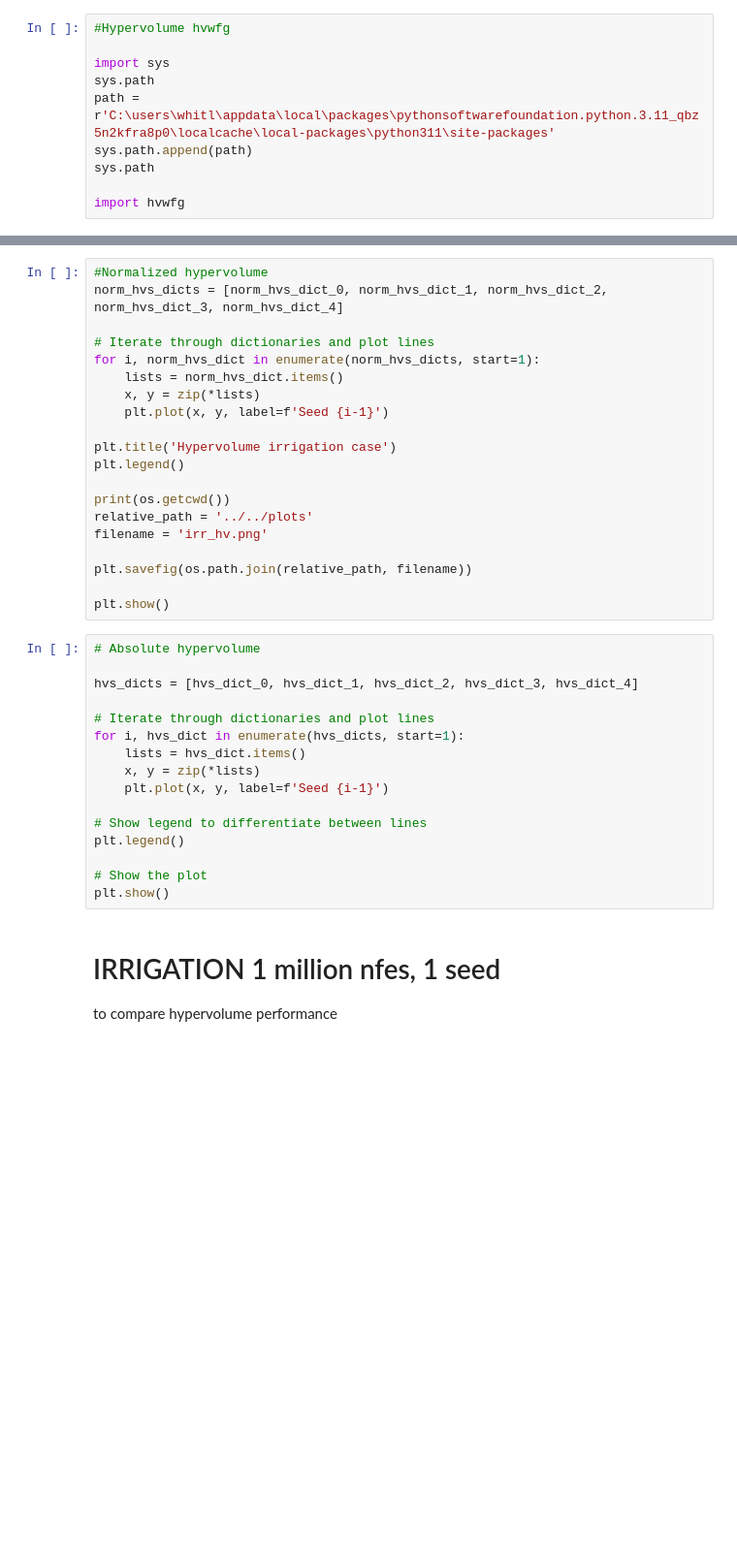
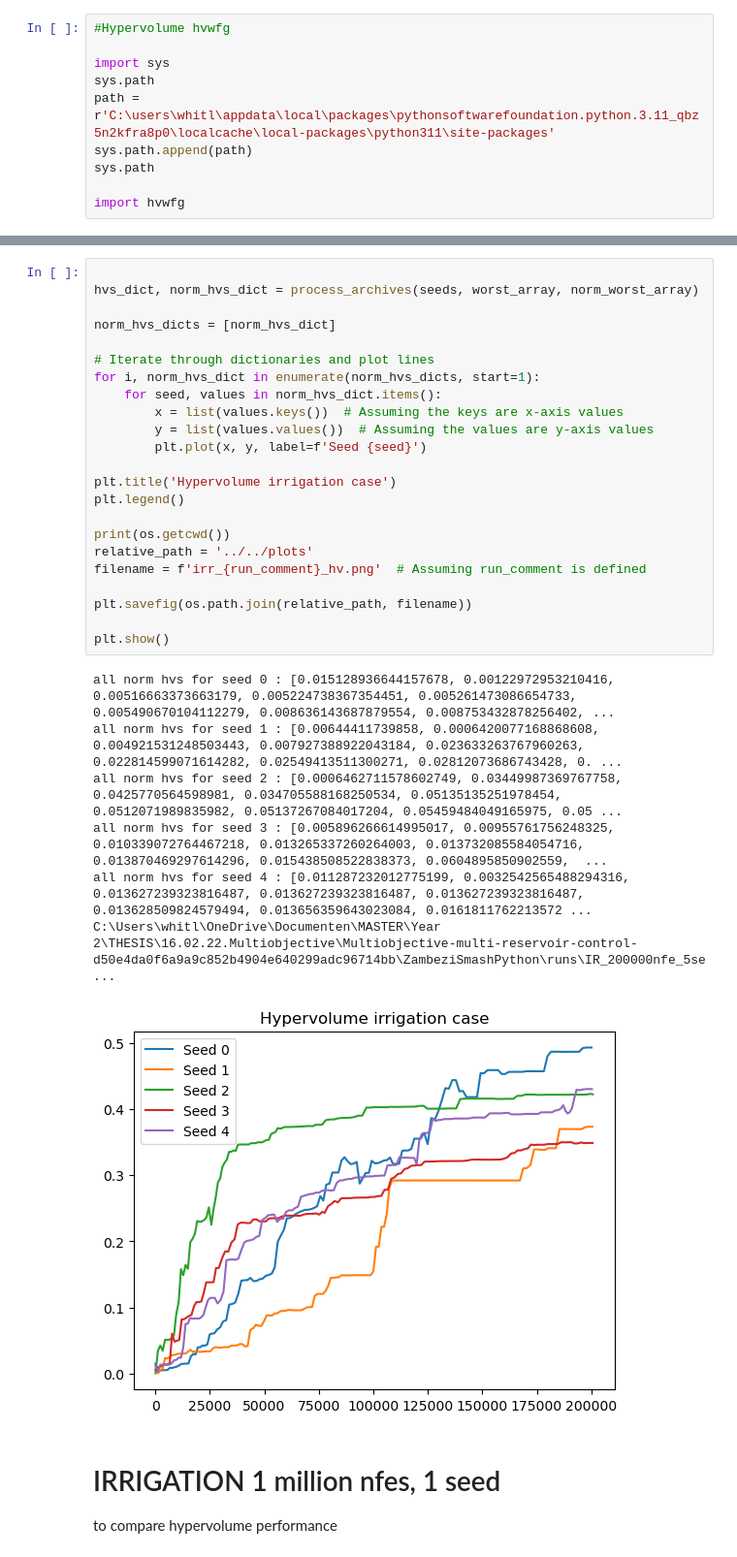
Before and after one commit to poeufs/16.02.22.Multiobjective, a Jupyter notebook: Multiobjective-multi-reservoir-control-d50e4da0f6a9a9c852b4904e640299adc96714bb/ZambeziSmashPython/notebooks/Convergence.ipynb, the cells around one changed output, grey strips where cells are left out. Shown at 97% size. Drawn from its saved outputs; the diff is of its cells as text; blank space fills up the shorter version.

```diff
--- a/Multiobjective-multi-reservoir-control-d50e4da0f6a9a9c852b4904e640299adc96714bb/ZambeziSmashPython/notebooks/Convergence.ipynb
+++ b/Multiobjective-multi-reservoir-control-d50e4da0f6a9a9c852b4904e640299adc96714bb/ZambeziSmashPython/notebooks/Convergence.ipynb
@@ -815,39 +560,34 @@ norm_hvs_dict_0
-# %%
-#Normalized hypervolume
-norm_hvs_dicts = [norm_hvs_dict_0, norm_hvs_dict_1, norm_hvs_dict_2, norm_hvs_dict_3, norm_hvs_dict_4]
-
-# Iterate through dictionaries and plot lines
-for i, norm_hvs_dict in enumerate(norm_hvs_dicts, start=1):
-    lists = norm_hvs_dict.items()
-    x, y = zip(*lists)
-    plt.plot(x, y, label=f'Seed {i-1}')
-
-plt.title('Hypervolume irrigation case')
-plt.legend()
-
-print(os.getcwd())
-relative_path = '../../plots'
-filename = 'irr_hv.png'
-
-plt.savefig(os.path.join(relative_path, filename))
-
-plt.show()
-# %%
-# Absolute hypervolume
-
-hvs_dicts = [hvs_dict_0, hvs_dict_1, hvs_dict_2, hvs_dict_3, hvs_dict_4]
-
-# Iterate through dictionaries and plot lines
-for i, hvs_dict in enumerate(hvs_dicts, start=1):
-    lists = hvs_dict.items()
-    x, y = zip(*lists)
-    plt.plot(x, y, label=f'Seed {i-1}')
-
-# Show legend to differentiate between lines
-plt.legend()
-
-# Show the plot
-plt.show()
+# %%
+
+hvs_dict, norm_hvs_dict = process_archives(seeds, worst_array, norm_worst_array)
+
+norm_hvs_dicts = [norm_hvs_dict]
+
+# Iterate through dictionaries and plot lines
+for i, norm_hvs_dict in enumerate(norm_hvs_dicts, start=1):
+    for seed, values in norm_hvs_dict.items():
+        x = list(values.keys())  # Assuming the keys are x-axis values
+        y = list(values.values())  # Assuming the values are y-axis values
+        plt.plot(x, y, label=f'Seed {seed}')
+
+plt.title('Hypervolume irrigation case')
+plt.legend()
+
+print(os.getcwd())
+relative_path = '../../plots'
+filename = f'irr_{run_comment}_hv.png'  # Assuming run_comment is defined
+
+plt.savefig(os.path.join(relative_path, filename))
+
+plt.show()
+# %% [output]
+all norm hvs for seed 0 : [0.015128936644157678, 0.00122972953210416, 0.00516663373663179, 0.005224738367354451, 0.005261473086654733, 0.005490670104112279, 0.008636143687879554, 0.008753432878256402, ...
+all norm hvs for seed 1 : [0.00644411739858, 0.0006420077168868608, 0.004921531248503443, 0.007927388922043184, 0.023633263767960263, 0.022814599071614282, 0.02549413511300271, 0.02812073686743428, 0. ...
+all norm hvs for seed 2 : [0.0006462711578602749, 0.03449987369767758, 0.0425770564598981, 0.034705588168250534, 0.05135135251978454, 0.0512071989835982, 0.05137267084017204, 0.05459484049165975, 0.05 ...
+all norm hvs for seed 3 : [0.005896266614995017, 0.00955761756248325, 0.010339072764467218, 0.013265337260264003, 0.013732085584054716, 0.013870469297614296, 0.015438508522838373, 0.0604895850902559,  ...
+all norm hvs for seed 4 : [0.011287232012775199, 0.0032542565488294316, 0.013627239323816487, 0.013627239323816487, 0.013627239323816487, 0.013628509824579494, 0.013656359643023084, 0.0161811762213572 ...
+C:\Users\whitl\OneDrive\Documenten\MASTER\Year 2\THESIS\16.02.22.Multiobjective\Multiobjective-multi-reservoir-control-d50e4da0f6a9a9c852b4904e640299adc96714bb\ZambeziSmashPython\runs\IR_200000nfe_5se ...
+[figure, added]
 # %% [markdown]
 # IRRIGATION 1 million nfes, 1 seed
 to compare hypervolume performance
```
Also changed, not shown: parts of 48 cells of this notebook, 2 other files.
